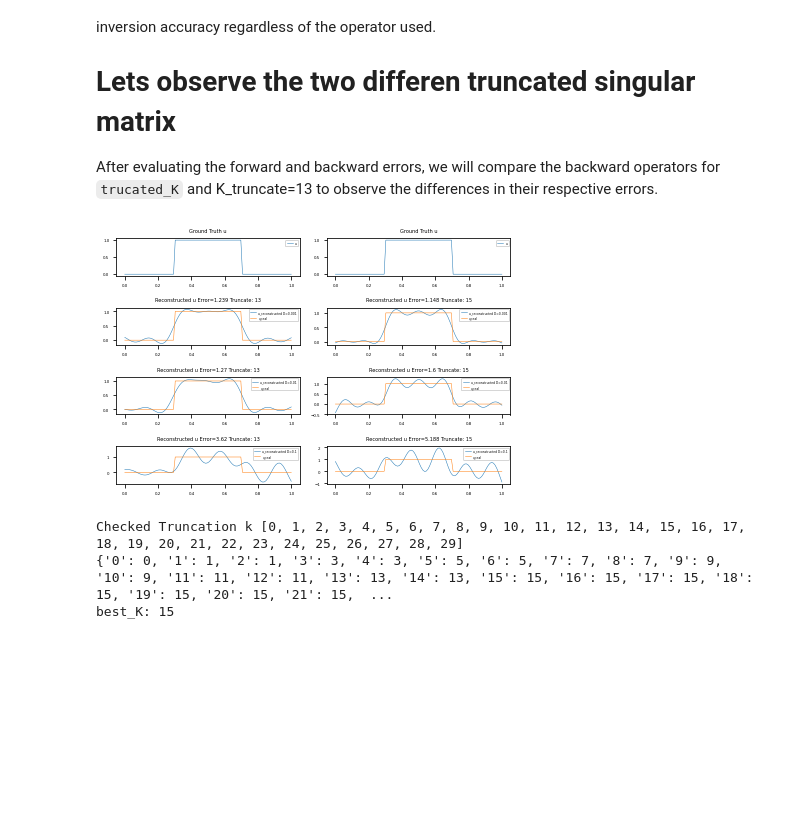
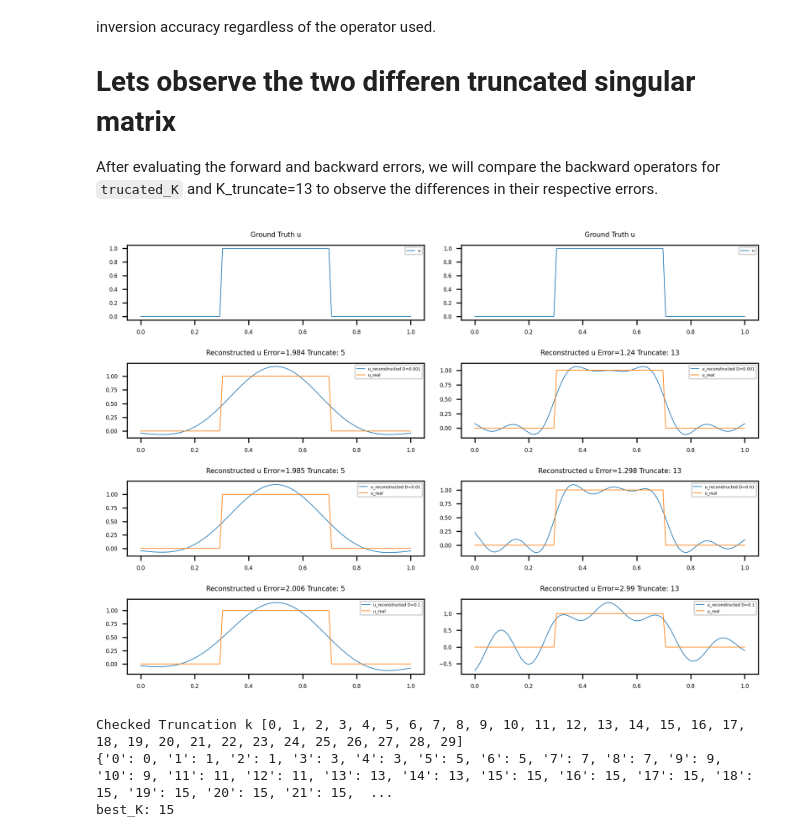
Before and after one commit to idangrady/Inverse-Problems-in-Imaging, a Jupyter notebook: HWs/Assignment1.ipynb, the cells around one changed output. Saved outputs shown, nothing was run; the diff lists cells and outputs as text; code cells hidden in the pictures; blank space fills up the shorter version.

```diff
--- a/HWs/Assignment1.ipynb
+++ b/HWs/Assignment1.ipynb
@@ -221,7 +221,7 @@ For this analysis, we will only consider the scenario where `K_truncate=5` and e
 K_truncate_int = 5 # the rest would be truncated
 
 # plot
-fig, axes = plt.subplots(nrows=4, ncols=2,figsize=(6,4))
+fig, axes = plt.subplots(nrows=4, ncols=2,figsize=(7,5))
 
 axes[0,0].plot(x,u2,label='u', linewidth=0.5)
 axes[0,0].set_title('Ground Truth u', fontsize=5)
@@ -295,10 +295,10 @@ Secondly, we also notice that increasing the noise variance results in both the
 After evaluating the forward and backward errors, we will compare the backward operators for `trucated_K` and K_truncate=13 to observe the differences in their respective errors.
 # %%
 # define the K_ for truncation
-K_Trunc = [13, 15]
+K_Trunc = [5, 13]
 
 # plot
-fig, axes = plt.subplots(nrows=4, ncols=2,figsize=(6,4))
+fig, axes = plt.subplots(nrows=4, ncols=2,figsize=(7,5))
 
 axes[0,0].plot(x,u1,label='u', linewidth=0.5)
 axes[0,0].set_title('Ground Truth u', fontsize=5)
@@ -331,34 +331,34 @@ for T_idx in range(len(K_Trunc)):
         #Making the matrix inversible by small num
         Addstable = np.diag(s_truncate[:K_truncate_int])*0.1
 
         #Truncate sigma
         Sigma_k_inv = np.diag(1/s_truncate[:K_truncate_int]) #+ Addstable
         #Truncate U and V
         U_k = U[:, :K_truncate_int]
         Vt_k = Vt[:K_truncate_int, :]
 
         # Compute K
         K_truncate = U_k @ np.diag(s_truncate[:K_truncate_int]) @ Vt_k
         K_pinv_truncate = Vt_k.T @ Sigma_k_inv @ U_k.T @ f_cur
 
         # plot reconstructed signal
         u_reconstructed = K_pinv_truncate
 
         # Compute error
         Berror = round(np.linalg.norm(u1 - u_reconstructed, ord=2),3)
         ferror = round(np.linalg.norm(f_cur - u_reconstructed, ord=2),3)
 
         axes[i+1,T_idx].plot(x,u_reconstructed,label=f'u_reconstructed D={delta}', linewidth=0.5)
         axes[i+1,T_idx].plot(x,u1,label='u_real', linewidth=0.5)
         axes[i+1,T_idx].set_title(f'Reconstructed u Error={Berror} Truncate: {K_Trunc[T_idx]}', fontsize=5)
         axes[i+1, T_idx].tick_params(labelsize=4)
         axes[i+1,T_idx].legend(fontsize=3)
 
 
 fig.tight_layout()
 plt.show()
 # %% [output]
-[figure, old version]
+[figure, new version]
 # %%
 min_error = np.inf
 best_K = None
```
Also changed, not shown: parts of 8 cells of this notebook.
